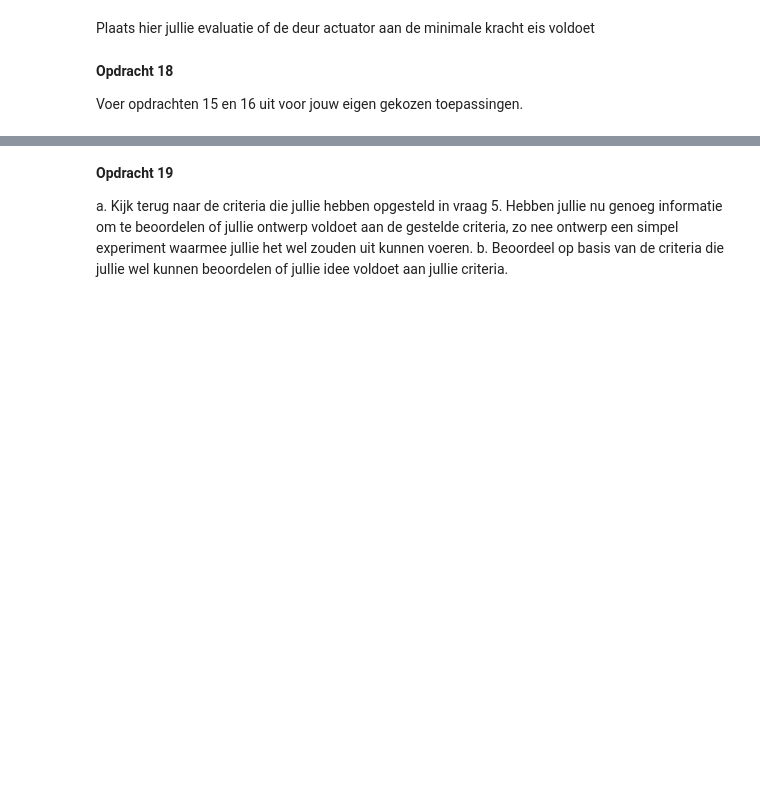
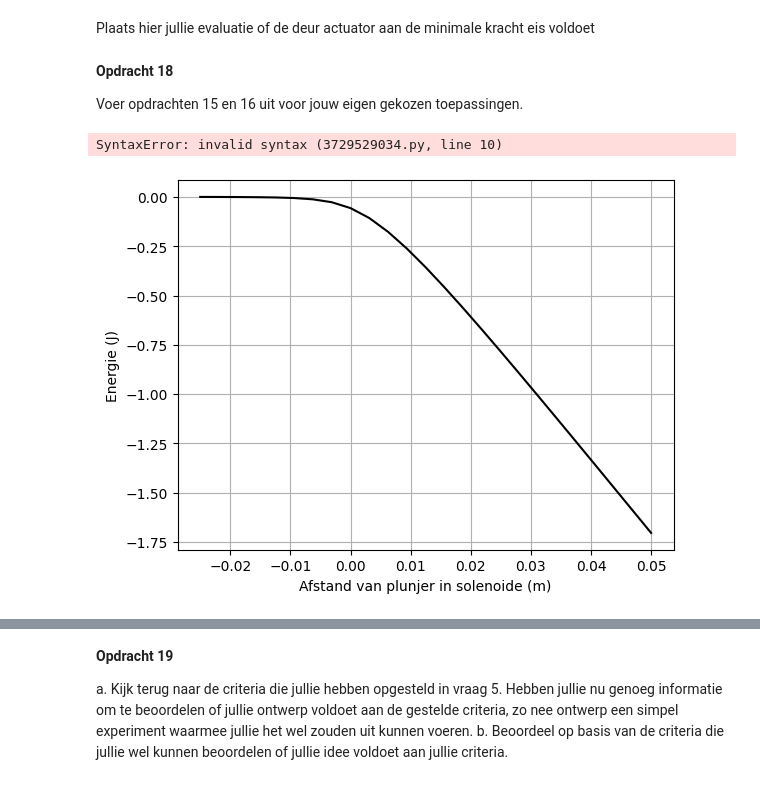
Before and after one commit to HugovKrevel/HugovK-DEF-D, a Jupyter notebook: KrachtactuatorOpdracht.ipynb, the cells around one changed output, grey strips where cells are left out. Saved outputs shown, nothing was run; the diff lists cells and outputs as text; code cells hidden in the pictures; blank space fills up the shorter version.

```diff
--- a/KrachtactuatorOpdracht.ipynb
+++ b/KrachtactuatorOpdracht.ipynb
@@ -585,6 +599,68 @@ Plaats hier jullie evaluatie of de deur actuator aan de minimale kracht eis vold
 
 Voer opdrachten 15 en 16 uit voor jouw eigen gekozen toepassingen.
 # %%
-###
-###Jullie code hier###
-###
+##
+## OPDRACHT 15 VOOR TAFELTOEPASSING
+##
+
+
+I = 2 #A
+L_sol = 0.11
+r_sol = 0.01
+wikkelingen = 400
+n =
+analytical_ans = n*I
+
+
+n_ax=25
+z_ax=np.linspace(0, 1.5*L_sol/2, n_ax)
+H_ax=np.zeros((n_ax,1))
+
+spoel = parametrisatie(N,r_sol,wikkelingen,L_sol)
+spoel_coords = np.array([spoel[0], spoel[1], spoel[2]])
+spoel_coords2 = np.hstack([spoel_coords, np.zeros((3, 1))])
+
+print(spoel_coords)
+for i_field in range(n_ax):
+    print(f"\rIfield =  {i_field}", end="") # Print welk element van het veld nu berekend wordt.
+    r_field = np.array([0,0,z_ax[i_field]])
+    Hsimulated=np.array([0,0,0], dtype='float64')
+    for i_source in np.arange(1, N):
+        r_source = np.array([spoel_coords[0, i_source], spoel_coords[1, i_source], spoel_coords[2, i_source]])
+        volgende_r_source = np.array([spoel_coords2[0, i_source + 1], spoel_coords2[1, i_source + 1], spoel_coords2[2, i_source + 1]])
+        dl = volgende_r_source - r_source
+        Hsimulated += field_current_element(r_field, r_source, dl)
+        print(f"Ifield =  {i_field}", end="")
+
+    # selecting the z-component
+    H_ax[i_field,0]=Hsimulated[2]
+
+H_veld_ideaal=analytical_ans*np.ones(n_ax)*(1.0*(z_ax < L_sol/2))
+
+# dit is nog een aardige analytische uitdrukking die je kan uitrekenen voor de z-component op de as van een solenoide met eindige lengte
+H_veld_analytisch=(wikkelingen*I/L_sol/2)*((L_sol/2-z_ax)/np.sqrt((z_ax- L_sol/2)**2 + r_sol**2)+(L_sol/2+z_ax)/np.sqrt((z_ax+ L_sol/2)**2 + r_sol**2))
+
+plt.figure(figsize=[20,6])
+plt.subplot(131)
+plt.title('z-component van B-veld')
+plt.plot(z_ax, H_veld_ideaal, '-r', label='ideaal')
+plt.plot(z_ax, H_veld_analytisch, 'r.', label='analytisch')
+plt.plot(z_ax, H_ax, 'm.', label='simulatie')
+plt.xlabel('Afstand langs de as van de solenoide (m)')
+plt.ylabel('B-veld (Tesla)')
+plt.legend()
+# %% [output]
+SyntaxError: invalid syntax (3729529034.py, line 10)
+# %%
+##
+## OPDRACHT 16 TAFELTOEPASSING
+##
+
+
+Wz2=-0.5*np.pi*r_sol2**2*np.cumsum(np.flipud(H_ax)*mu_r*mu_0*np.flipud(H_ax))*(z_ax2[1] - z_ax2[0])
+
+plt.plot(L_sol2/2 - z_ax2, np.flipud(Wz2), '-k')
+plt.xlabel('Afstand van plunjer in solenoide (m)'), plt.ylabel('Energie (J)'), plt.grid()
+plt.show()
+# %% [output]
+[figure, added]
```
Also changed, not shown: parts of 11 cells of this notebook.
